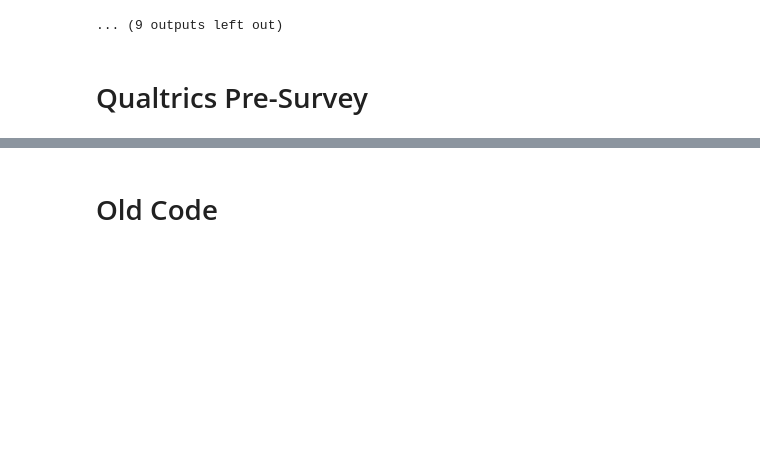
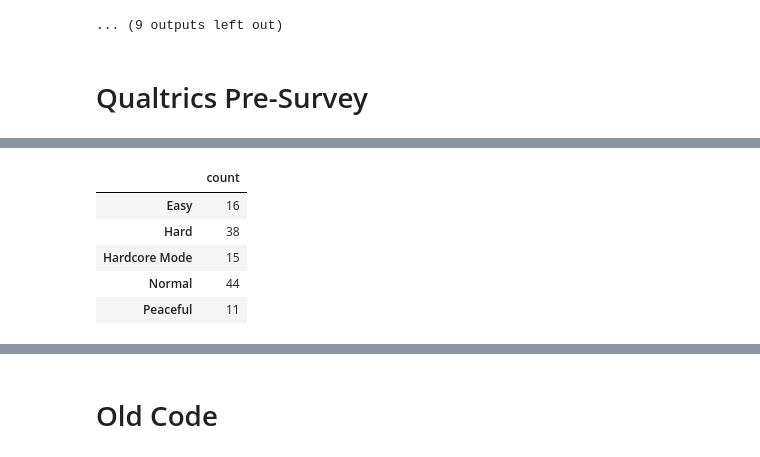
Before and after one commit to chloegeller/minecraftcollab, a Jupyter notebook: src/python/data-reformart.ipynb, the cells around one changed output, grey strips where cells are left out. Drawn from its saved outputs; the diff is of its cells as text; code cells hidden in the pictures; blank space fills up the shorter version.

```diff
--- a/src/python/data-reformart.ipynb
+++ b/src/python/data-reformart.ipynb
@@ -249,0 +271,11 @@ df_act =
+# %%
+df_lvl = pd.DataFrame(df_q["mc_level"].str.get_dummies(sep=",").T.sum(axis=1))
+df_lvl = df_lvl.rename(columns={0:"count"})
+df_lvl
+# %% [output]
+|  | count |
+| Easy | 16 |
+| Hard | 38 |
+| Hardcore Mode | 15 |
+| Normal | 44 |
+| Peaceful | 11 |
```
Also changed, not shown: parts of 11 cells of this notebook.
